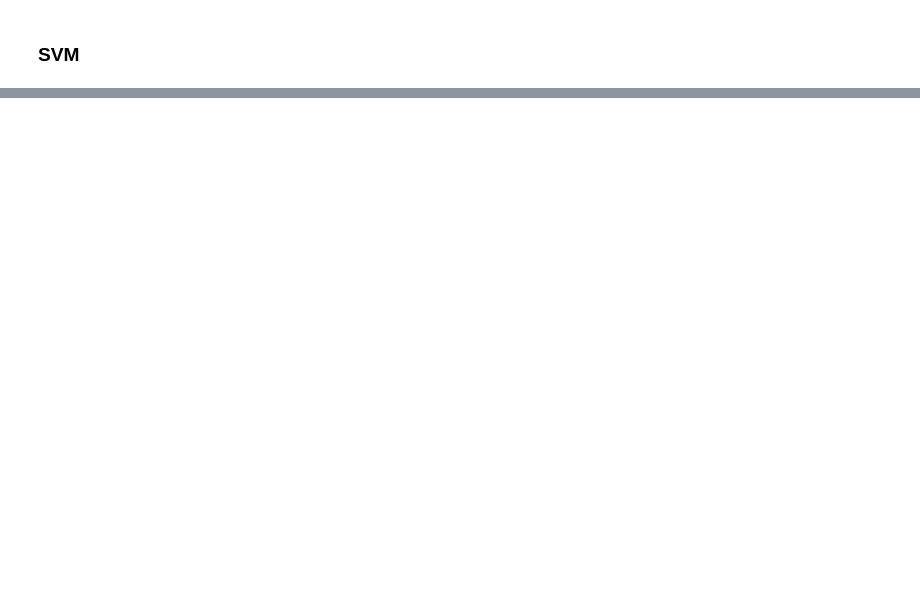
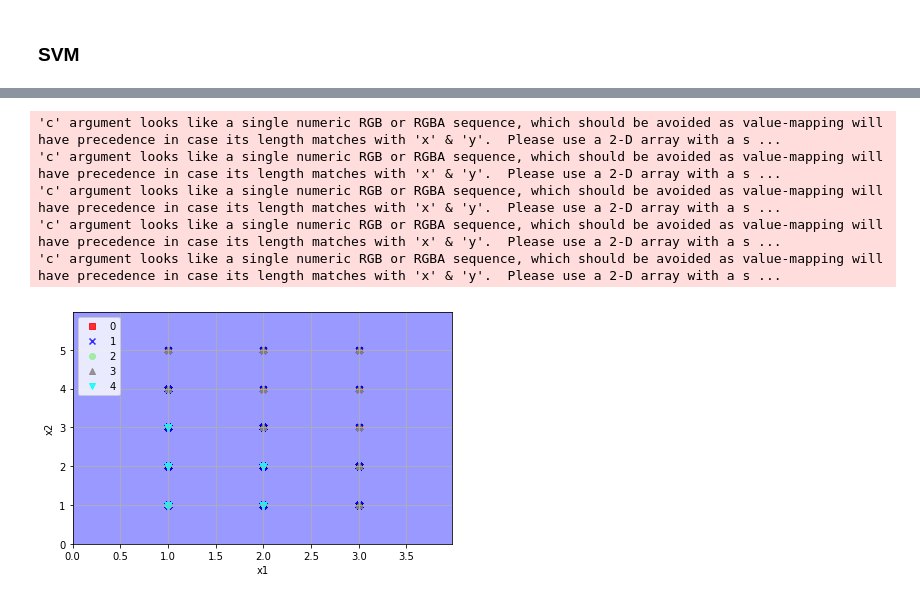
Before and after one commit to McKingly/ED-Data-Mining, a Jupyter notebook: Testing.ipynb, the cells around one changed output, grey strips where cells are left out. Saved outputs shown, nothing was run; the diff lists cells and outputs as text; code cells hidden in the pictures; blank space fills up the shorter version.

```diff
--- a/Testing.ipynb
+++ b/Testing.ipynb
@@ -661,14 +751,21 @@ svm
 # %%
 # Nursery dataset
 
 svm=svm.fit(X_train2.values, y_train2.values)
-plot_decision_regions(X_train2.values, y_train2.values, classifier=svm, banknotes=0)
+plot_decision_regions(X_train2.values, y_train2.values, classifier=svm)
 plt.xlabel('x1')
 plt.ylabel('x2')
 plt.legend(loc='upper left')
 plt.grid()
 plt.tight_layout()
 plt.show()
+# %% [output]
+'c' argument looks like a single numeric RGB or RGBA sequence, which should be avoided as value-mapping will have precedence in case its length matches with 'x' & 'y'.  Please use a 2-D array with a s ...
+'c' argument looks like a single numeric RGB or RGBA sequence, which should be avoided as value-mapping will have precedence in case its length matches with 'x' & 'y'.  Please use a 2-D array with a s ...
+'c' argument looks like a single numeric RGB or RGBA sequence, which should be avoided as value-mapping will have precedence in case its length matches with 'x' & 'y'.  Please use a 2-D array with a s ...
+'c' argument looks like a single numeric RGB or RGBA sequence, which should be avoided as value-mapping will have precedence in case its length matches with 'x' & 'y'.  Please use a 2-D array with a s ...
+'c' argument looks like a single numeric RGB or RGBA sequence, which should be avoided as value-mapping will have precedence in case its length matches with 'x' & 'y'.  Please use a 2-D array with a s ...
+[figure, added]
 # %%
 # Nursery dataset
 
```
Also changed, not shown: parts of 22 cells of this notebook.
